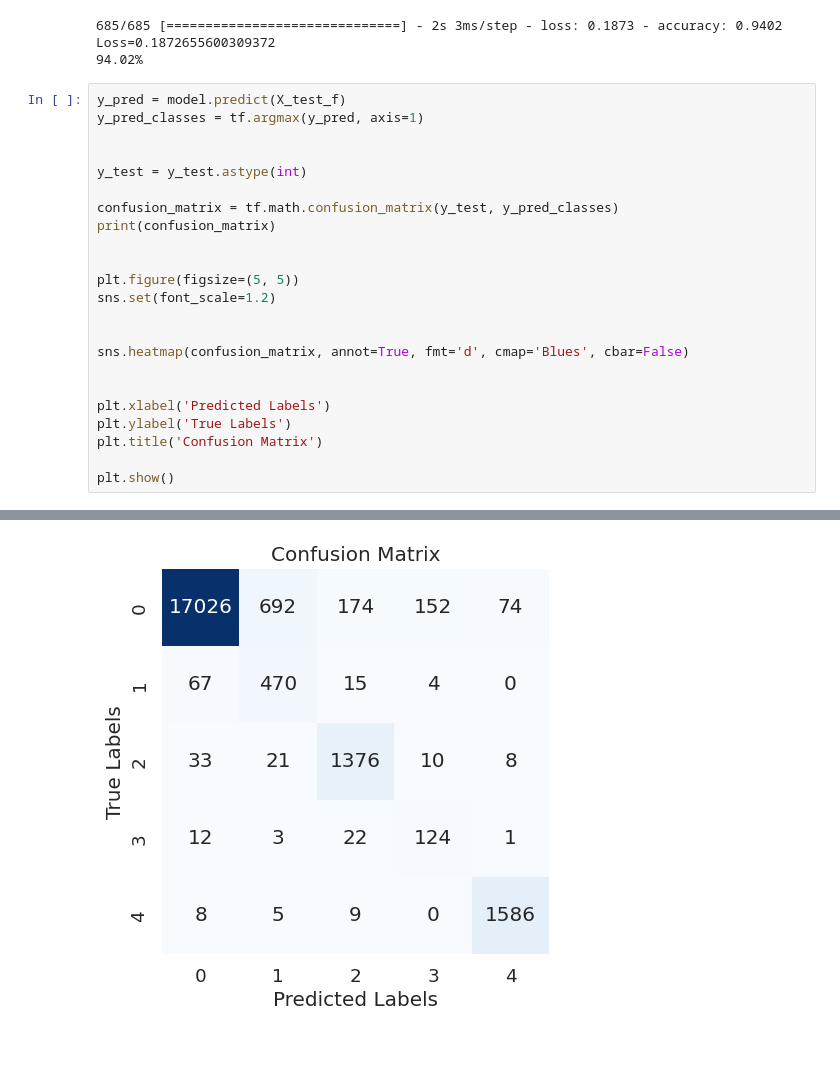
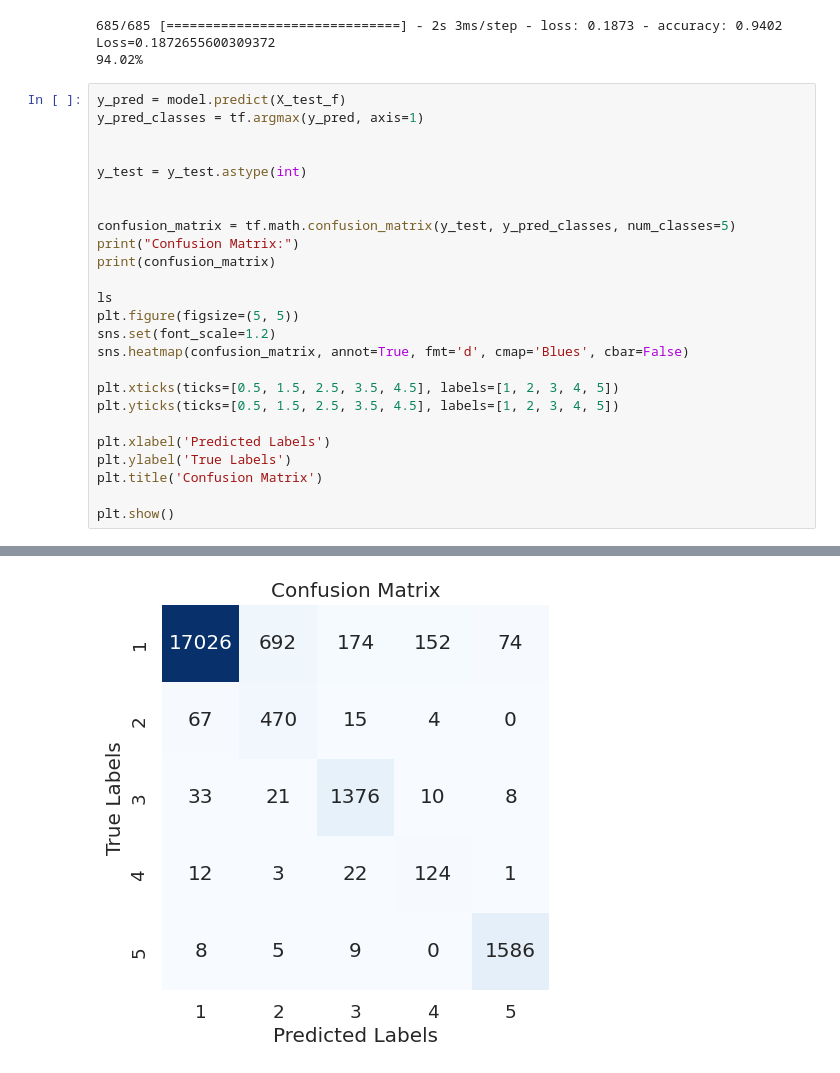
Before and after one commit to vienskaz/ECG-CNN, a Jupyter notebook: EKG_CNN.ipynb, the cells around one changed output, grey strips where cells are left out. Drawn from its saved outputs; the diff is of its cells as text.

```diff
--- a/EKG_CNN.ipynb
+++ b/EKG_CNN.ipynb
@@ -276,16 +276,18 @@ y_pred_classes = tf.argmax(y_pred, axis=1)
 
 y_test = y_test.astype(int)
 
-confusion_matrix = tf.math.confusion_matrix(y_test, y_pred_classes)
+
+confusion_matrix = tf.math.confusion_matrix(y_test, y_pred_classes, num_classes=5)
+print("Confusion Matrix:")
 print(confusion_matrix)
 
-
+ls
 plt.figure(figsize=(5, 5))
 sns.set(font_scale=1.2)
-
-
 sns.heatmap(confusion_matrix, annot=True, fmt='d', cmap='Blues', cbar=False)
 
+plt.xticks(ticks=[0.5, 1.5, 2.5, 3.5, 4.5], labels=[1, 2, 3, 4, 5])
+plt.yticks(ticks=[0.5, 1.5, 2.5, 3.5, 4.5], labels=[1, 2, 3, 4, 5])
 
 plt.xlabel('Predicted Labels')
 plt.ylabel('True Labels')
@@ -297,7 +300,7 @@ plt.show()
 tf.Tensor(
 [[17026   692   174   152    74]
  [   67   470    15     4     0]
  [   33    21  1376    10     8]
  [   12     3    22   124     1]
  [    8     5     9     0  1586]], shape=(5, 5), dtype=int32)
-[figure, old version]
+[figure, new version]
```
Also changed, not shown: parts of 4 cells of this notebook.
